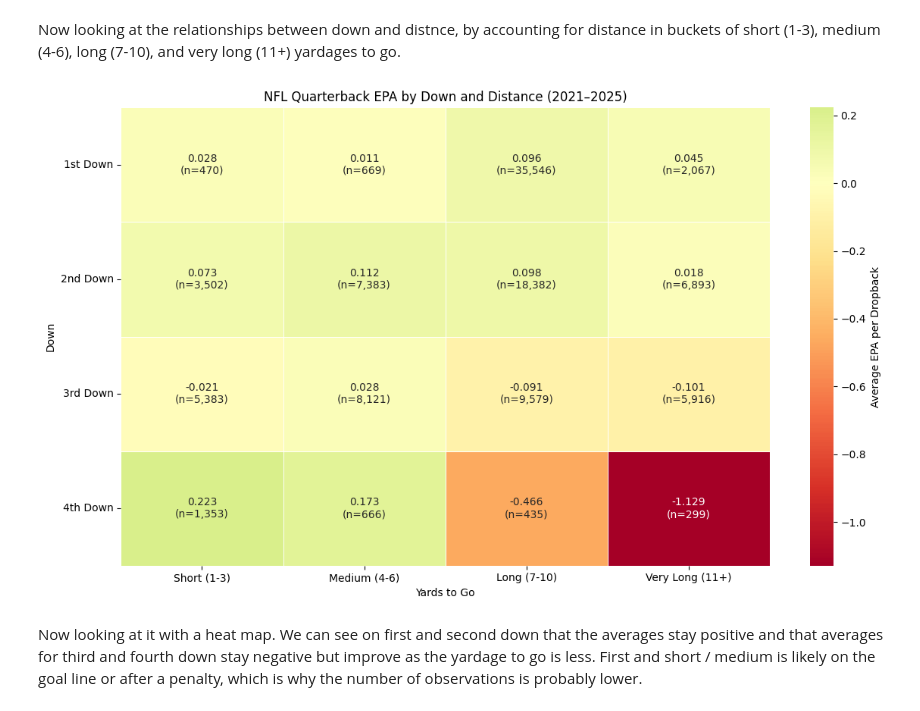
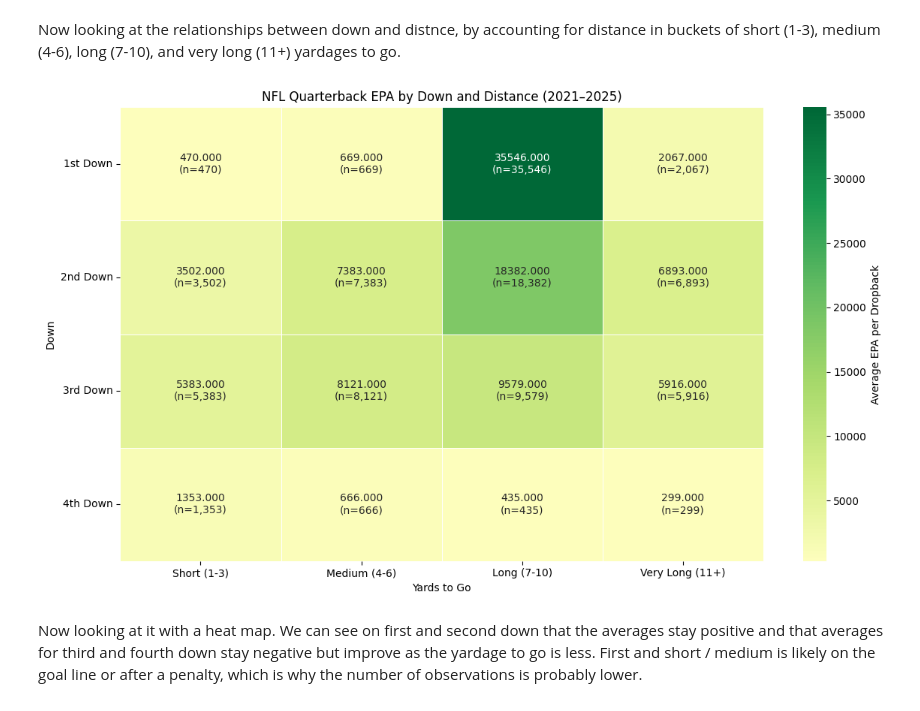
Before and after one commit to KyleRed16/QB-EPA-Analysis, a Jupyter notebook: Quarterback_EPA_Analysis.ipynb, the cells around one changed output. Drawn from its saved outputs; the diff is of its cells as text; code cells hidden in the pictures.

```diff
--- a/Quarterback_EPA_Analysis.ipynb
+++ b/Quarterback_EPA_Analysis.ipynb
@@ -1124,43 +1124,43 @@ count_pivot = down_distance_analysis.pivot(
     values="dropbacks"
 )
 
-epa_labels = epa_pivot.copy().astype(object)
+epa_labels = count_pivot.copy().astype(object)
 
-for down in epa_pivot.index:
-    for distance in epa_pivot.columns:
-        epa_value = epa_pivot.loc[down, distance]
+for down in count_pivot.index:
+    for distance in count_pivot.columns:
+        epa_value = count_pivot.loc[down, distance]
         count = count_pivot.loc[down, distance]
 
         epa_labels.loc[down, distance] = (
             f"{epa_value:.3f}\n(n={count:,.0f})"
         )
 
 plt.figure(figsize=(12, 7))
 
 sns.heatmap(
-    epa_pivot,
+    count_pivot,
     annot=epa_labels,
     fmt="",
     cmap="RdYlGn",
     center=0,
     linewidths=0.5,
     cbar_kws={"label": "Average EPA per Dropback"}
 )
 
 plt.title("NFL Quarterback EPA by Down and Distance (2021–2025)")
 plt.xlabel("Yards to Go")
 plt.ylabel("Down")
 
 plt.yticks(
     ticks=[0.5, 1.5, 2.5, 3.5],
     labels=["1st Down", "2nd Down", "3rd Down", "4th Down"],
     rotation=0
 )
 
 plt.tight_layout()
 plt.show()
 # %% [output]
-[figure, old version]
+[figure, new version]
 # %% [markdown]
 Now looking at it with a heat map. We can see on first and second down that the averages stay positive and that averages for third and fourth down stay negative but improve as the yardage to go is less. First and short / medium is likely on the goal line or after a penalty, which is why the number of observations is probably lower.
 # %%
```
Also changed, not shown: parts of 27 cells of this notebook.
